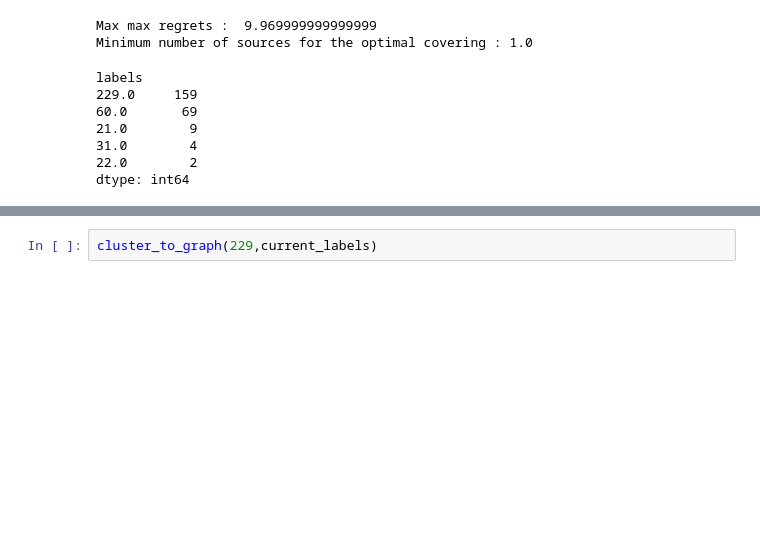
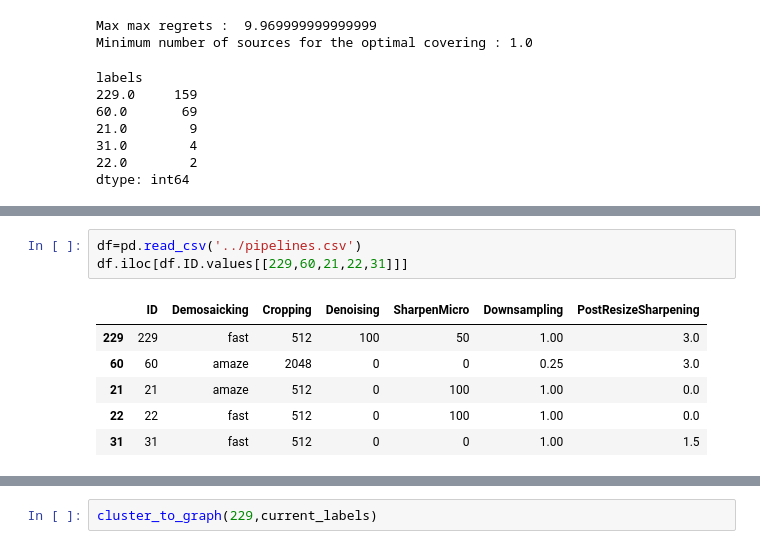
Before and after one commit to RonyAbecidan/HolisticSteganalysisWithSetCovering, a Jupyter notebook: Clustering/clean_experiments.ipynb, the cells around one changed output, grey strips where cells are left out. Drawn from its saved outputs; the diff is of its cells as text; blank space fills up the shorter version.

```diff
--- a/Clustering/clean_experiments.ipynb
+++ b/Clustering/clean_experiments.ipynb
@@ -36,0 +55,10 @@ dtype: int64
+# %%
+df=pd.read_csv('../pipelines.csv')
+df.iloc[df.ID.values[[229,60,21,22,31]]]
+# %% [output]
+|  | ID | Demosaicking | Cropping | Denoising | SharpenMicro | Downsampling | PostResizeSharpening |
+| 229 | 229 | fast | 512 | 100 | 50 | 1.00 | 3.0 |
+| 60 | 60 | amaze | 2048 | 0 | 0 | 0.25 | 3.0 |
+| 21 | 21 | amaze | 512 | 0 | 100 | 1.00 | 0.0 |
+| 22 | 22 | fast | 512 | 0 | 100 | 1.00 | 0.0 |
+| 31 | 31 | fast | 512 | 0 | 0 | 1.00 | 1.5 |
```
Also changed, not shown: parts of 8 cells of this notebook.
